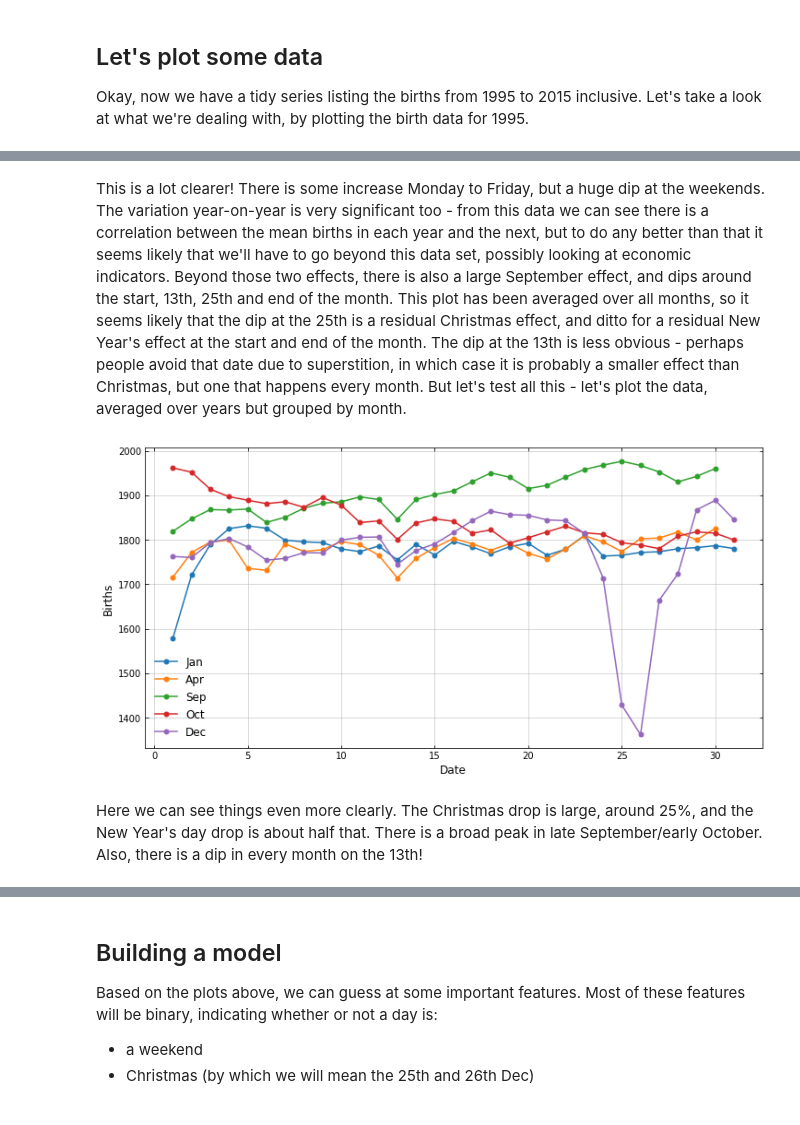
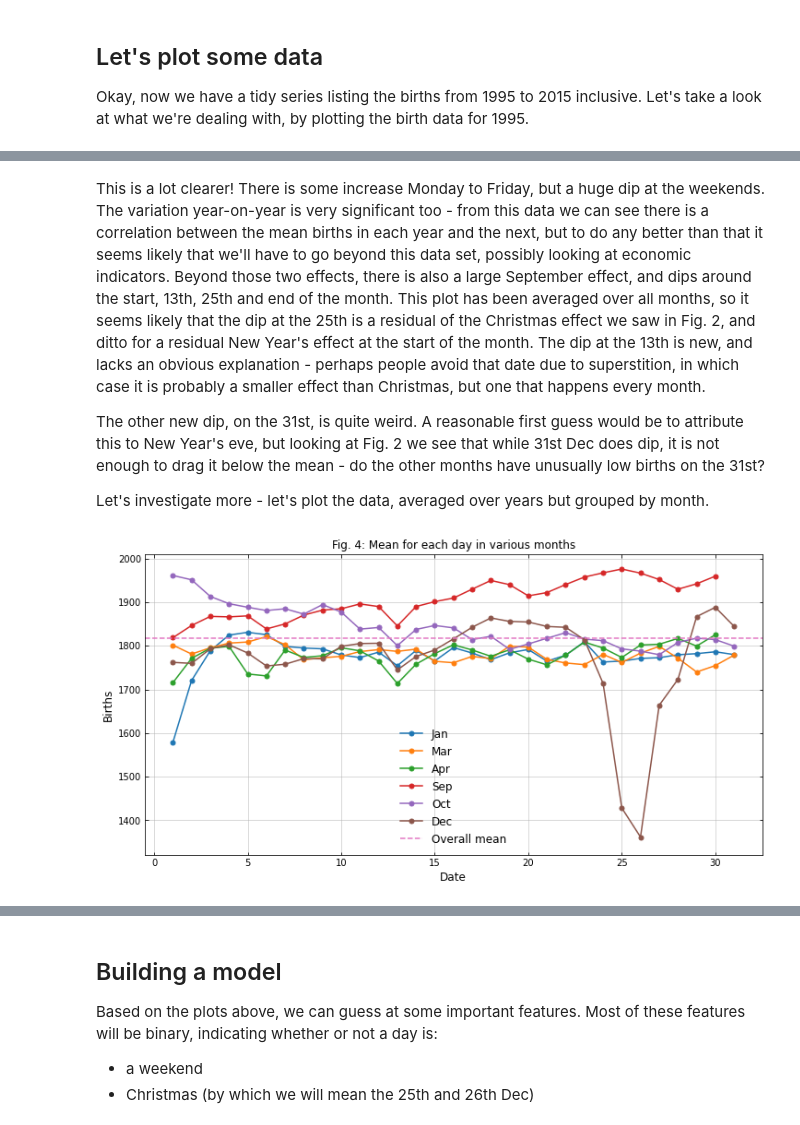
Before and after one commit to pc559/weekend_births_analysis, a Jupyter notebook: ons_births_model.ipynb, the cells around one changed output, grey strips where cells are left out. Drawn from its saved outputs; the diff is of its cells as text; code cells hidden in the pictures.

```diff
--- a/ons_births_model.ipynb
+++ b/ons_births_model.ipynb
@@ -107,8 +106,10 @@ all_series['Births'] = all_series['Births'].astype('float64')
 data_2016['Births'] = data_2016['Births'].astype('float64')
 #all_series.sum(numeric_only=True)
 #print(all_series.dtypes)
-print('Mean birth rate  \t', np.round(all_series['Births'].mean(),2))
-print('Std of birth rate\t', np.round(all_series['Births'].std(),2))
+overall_mean = all_series['Births'].mean()
+overall_std  = all_series['Births'].std()
+print('Mean birth rate  \t', np.round(overall_mean,2))
+print('Std of birth rate\t', np.round(overall_std,2))
 # %% [output]
 Mean birth rate          1817.94
 Std of birth rate        207.85
@@ -148,5 +172,9 @@ plt.show()
 # %% [markdown]
-This is a lot clearer! There is some increase Monday to Friday, but a huge dip at the weekends. The variation year-on-year is very significant too - from this data we can see there is a correlation between the mean births in each year and the next, but to do any better than that it seems likely that we'll have to go beyond this data set, possibly looking at economic indicators. Beyond those two effects, there is also a large September effect, and dips around the start, 13th, 25th and end of the month. This plot has been averaged over all months, so it seems likely that the dip at the 25th is a residual Christmas effect, and ditto for a residual New Year's effect at the start and end of the month. The dip at the 13th is less obvious - perhaps people avoid that date due to superstition, in which case it is probably a smaller effect than Christmas, but one that happens every month. But let's test all this - let's plot the data, averaged over years but grouped by month.
+This is a lot clearer! There is some increase Monday to Friday, but a huge dip at the weekends. The variation year-on-year is very significant too - from this data we can see there is a correlation between the mean births in each year and the next, but to do any better than that it seems likely that we'll have to go beyond this data set, possibly looking at economic indicators. Beyond those two effects, there is also a large September effect, and dips around the start, 13th, 25th and end of the month. This plot has been averaged over all months, so it seems likely that the dip at the 25th is a residual of the Christmas effect we saw in Fig. 2, and ditto for a residual New Year's effect at the start of the month. The dip at the 13th is new, and lacks an obvious explanation - perhaps people avoid that date due to superstition, in which case it is probably a smaller effect than Christmas, but one that happens every month.
+
+The other new dip, on the 31st, is quite weird. A reasonable first guess would be to attribute this to New Year's eve, but looking at Fig. 2 we see that while 31st Dec does dip, it is not enough to drag it below the mean - do the other months have unusually low births on the 31st?
+
+Let's investigate more - let's plot the data, averaged over years but grouped by month.
 # %%
 all_series['dayofweek'] = all_series['Date'].dt.dayofweek
 outliers_df = all_series[np.abs(stats.zscore(all_series['Births'])) > 2.5]
@@ -156,14 +184,17 @@ outliers_df = all_series[np.abs(stats.zscore(all_series['Births'])) > 2.5]
 #print('Day of week', Counter(outliers_df['dayofweek']).most_common(3))
 # %%
 fig, ax = plt.subplots(1,1,figsize=(12,6))
-for temp_index in [1,4,9,10,12]:#range(1,13):
+for temp_index in [1,3,4,9,10,12]:#range(1,13):#[2,5,6,7,8,11]:
     inds_to_plot = all_series['Date'].dt.month==temp_index
     all_series[inds_to_plot].groupby(all_series[inds_to_plot]['Date'].dt.day)['Births'].mean().plot(style='-o', label=month_names[temp_index])
+xlim = ax.get_xlim()
+ax.plot(xlim, [overall_mean]*2, '--', label='Overall mean')
+ax.set_xlim(*xlim)
+plt.title('Fig. 4: Mean for each day in various months')
 plt.ylabel('Births')
 plt.legend()
+plt.ylim(1320, 2010)
 #plt.savefig('births_vs_date_by_month.png')
 plt.show()
 # %% [output]
-[figure, old version]
+[figure, new version]
-# %% [markdown]
-Here we can see things even more clearly. The Christmas drop is large, around 25\%, and the New Year's day drop is about half that. There is a broad peak in late September/early October. Also, there is a dip in every month on the 13th!
```
Also changed, not shown: parts of 16 cells of this notebook.
